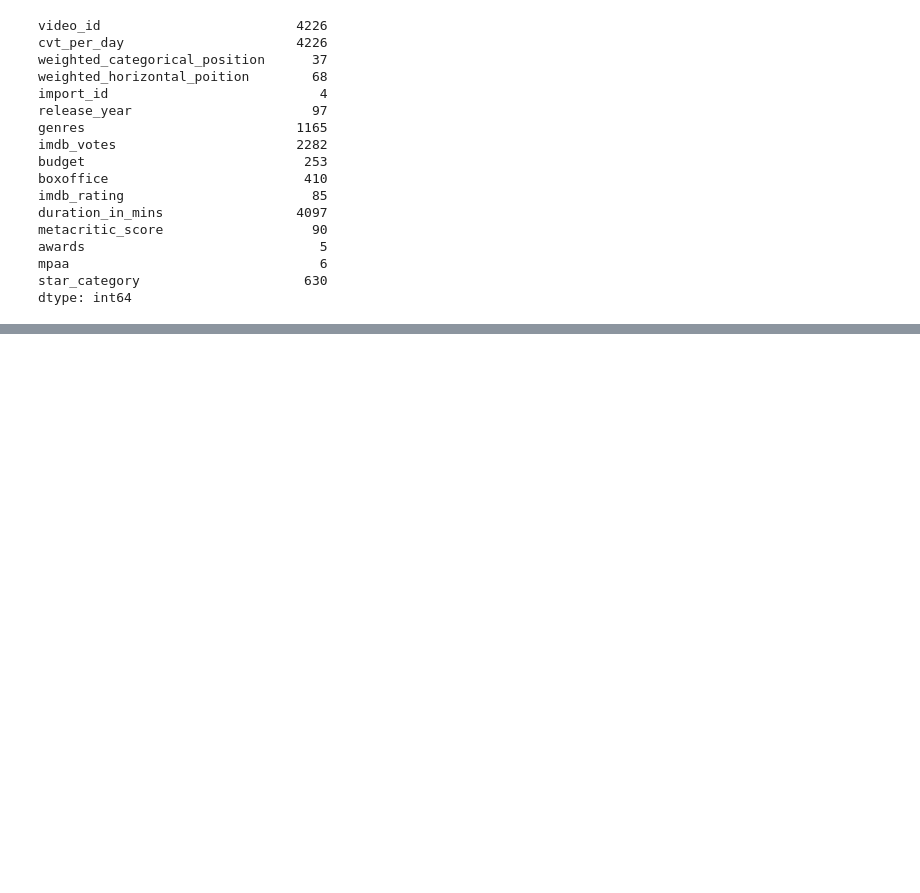
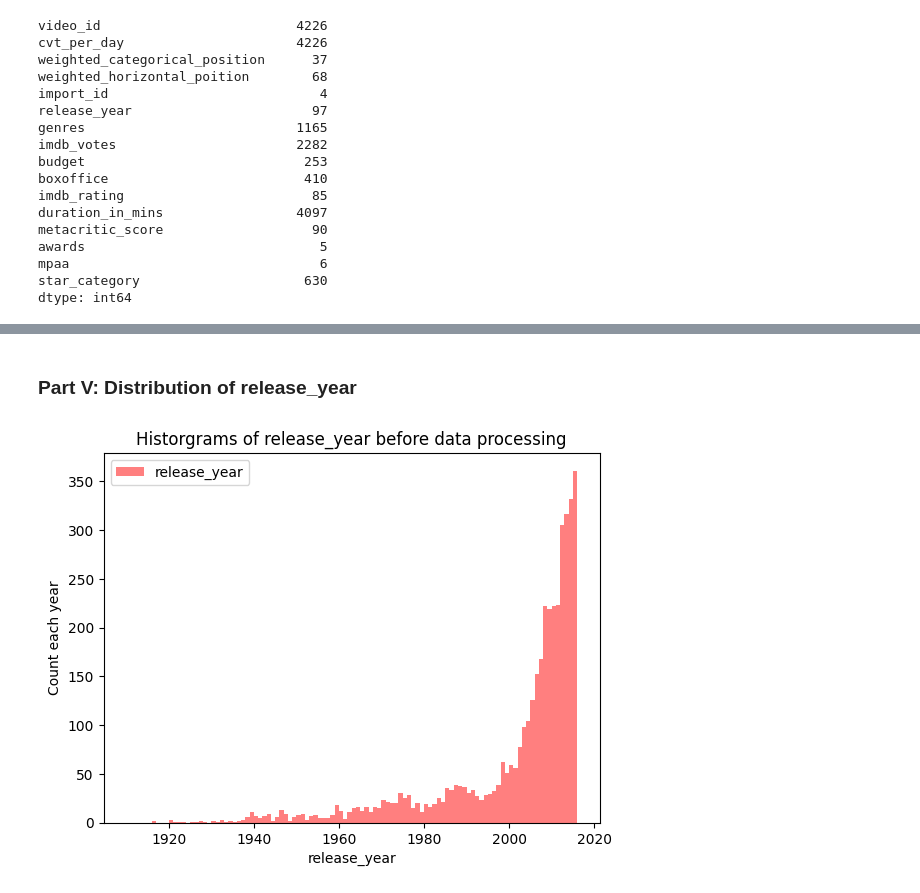
Before and after one commit to heathclief0402/amazon_prime_video_analysis, a Jupyter notebook: amazon_prime_video.ipynb, the cells around one changed output, grey strips where cells are left out. Cells and saved outputs as stored; diff of their text form; code cells hidden in the pictures; blank space fills up the shorter version.

```diff
--- a/amazon_prime_video.ipynb
+++ b/amazon_prime_video.ipynb
@@ -140,0 +218,11 @@ sns.boxplot(x="cvt_per_day", hue = "mpaa" , data = data, ax=axss[1,1])
+# %% [markdown]
+### **Part V: Distribution of release_year**
+# %%
+plt.hist(data['release_year'].values, bins = range(1910, 2017, 1), alpha = 0.5, color='r', label = 'release_year')
+plt.legend(loc ='upper left')
+plt.title('Historgrams of release_year before data processing')
+plt.xlabel('release_year')
+plt.ylabel('Count each year')
+plt.show()
+# %% [output]
+[figure, added]
```
Also changed, not shown: parts of 100 cells of this notebook.
